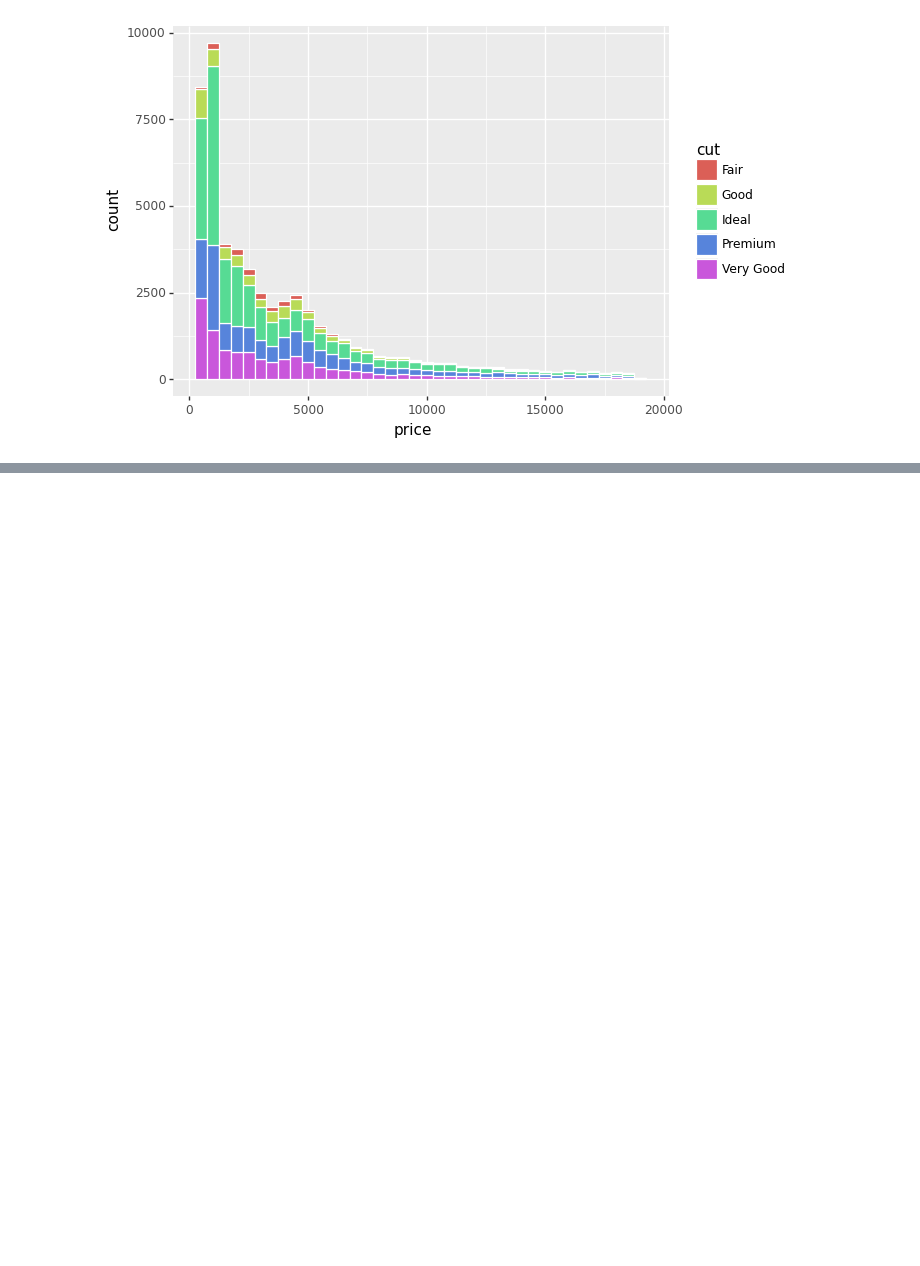
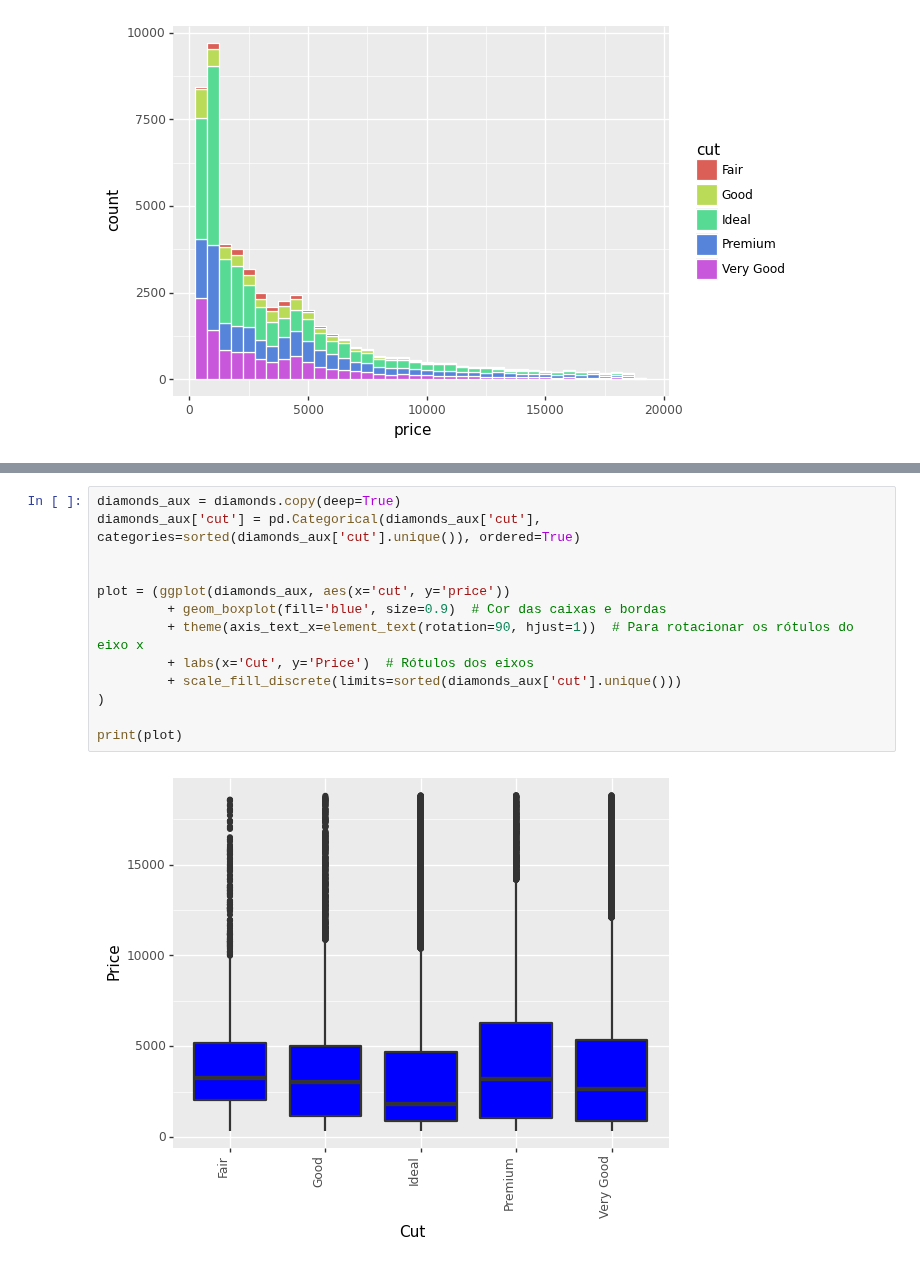
Before and after one commit to pdcos/analise_visual_ciencia_de_dados, a Jupyter notebook: participacao_6/solutions_6.ipynb, the cells around one changed output, grey strips where cells are left out. Drawn from its saved outputs; the diff is of its cells as text; blank space fills up the shorter version.

```diff
--- a/participacao_6/solutions_6.ipynb
+++ b/participacao_6/solutions_6.ipynb
@@ -291,0 +301,15 @@ print(chart)
+# %%
+diamonds_aux = diamonds.copy(deep=True)
+diamonds_aux['cut'] = pd.Categorical(diamonds_aux['cut'], categories=sorted(diamonds_aux['cut'].unique()), ordered=True)
+
+
+plot = (ggplot(diamonds_aux, aes(x='cut', y='price'))
+         + geom_boxplot(fill='blue', size=0.9)  # Cor das caixas e bordas
+         + theme(axis_text_x=element_text(rotation=90, hjust=1))  # Para rotacionar os rótulos do eixo x
+         + labs(x='Cut', y='Price')  # Rótulos dos eixos
+         + scale_fill_discrete(limits=sorted(diamonds_aux['cut'].unique()))
+)
+
+print(plot)
+# %% [output]
+[figure, added]
```
Also changed, not shown: parts of 23 cells of this notebook.
